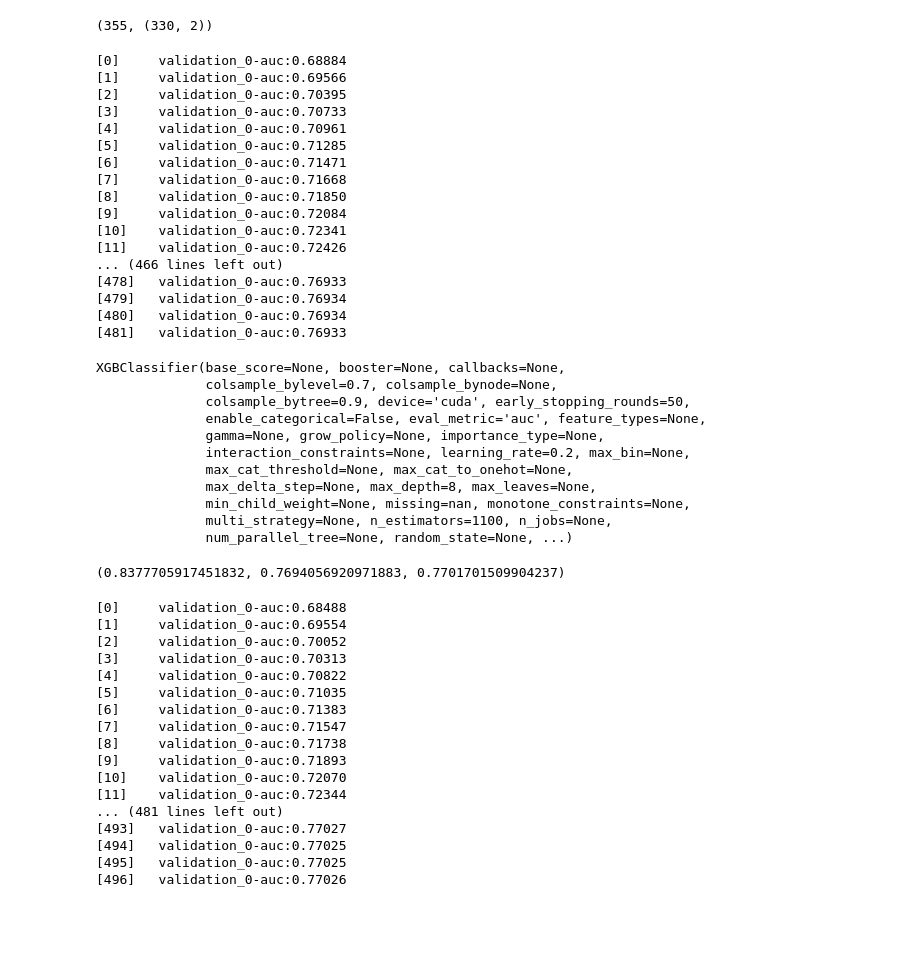
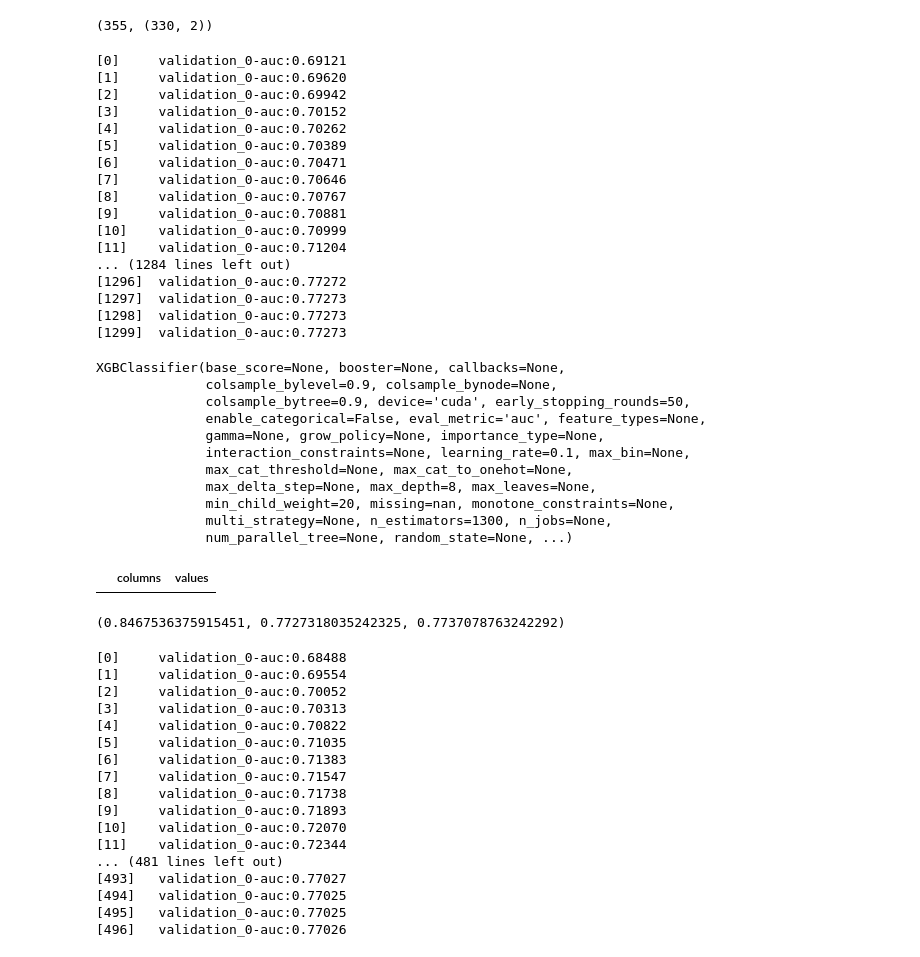
Before and after one commit to KavyaNair01/Machine_Learning, a Jupyter notebook: humana_model_test.ipynb, the cells around one changed output. Cells and saved outputs as stored; diff of their text form; code cells hidden in the pictures; blank space fills up the shorter version.

```diff
--- a/humana_model_test.ipynb
+++ b/humana_model_test.ipynb
@@ -249,10 +242,10 @@ X_test.fillna(imput_dict, inplace=True)
 param_grid={'n_estimators':[ 1000,1100,1200,1250,1300],
               'max_depth':[ 8, 9,10,11,12],
               # 'learning_rate':[0.125, 0.1,0.075, 0.05,  0.025],
-              'reg_lambda':[5,10,50,75,100,125,150],
-              'reg_alpha':[0.1,0.2,0.3,0.4,0.5] ,
+              'reg_lambda':[100,200,300,400,500,600],
+              'reg_alpha':[0.5,0.6,0.7,0.8] ,
              'colsample_bylevel':[0.6,0.7,0.8,0.9],
-              'min_child_weight':[150,175,200,225,250]
+              'min_child_weight':[10,30,50,70,100]
            }
 # %%
 fit_params = {
@@ -274,8 +267,8 @@ print((X_train.shape,y_train.shape), (X_val.shape,y_val.shape), (X_test.shape,y_
 # %% [output]
 ((855626, 356), (855626,)) ((366697, 356), (366697,)) ((305581, 356), (305581,))
 # %%
-# xgbc=xgb.XGBClassifier(objective='binary:logistic', learning_rate=0.2, colsample_bytree=0.9,  tree_method = "hist", device = "cuda", eval_metric='auc', early_stopping_rounds=50 )
-# clf=RandomizedSearchCV(xgbc,
-#                    param_distributions=param_grid,  n_iter=100, scoring='roc_auc', cv=3, verbose=3,error_score='raise',refit=True, random_state=1111)
-# clf.fit(X_train,y_train,eval_set=[(X_val, y_val)])
+xgbc=xgb.XGBClassifier(objective='binary:logistic', learning_rate=0.3, colsample_bytree=0.9, device = "cuda", eval_metric='auc', early_stopping_rounds=50 )
+clf=RandomizedSearchCV(xgbc,
+                   param_distributions=param_grid,  n_iter=100, scoring='roc_auc', cv=3, verbose=3,error_score='raise',refit=True, random_state=1111)
+clf.fit(X_train,y_train,eval_set=[(X_val, y_val)])
 # %% [output]
@@ -368,3 +320,3 @@ clf.best_estimator_.save_model('/content/drive/MyDrive/humana_train_agg.csv/xgbc
 # %%
 single_model = xgb.XGBClassifier()
-single_model.load_model('/content/drive/MyDrive/humana_train_agg.csv/xgbc_best.json')
+single_model.load_model('/content/drive/MyDrive/humana_train_agg.csv/xgbc_best_ratio.json')
@@ -531,47 +509,52 @@ len(feature_cols),feat_imp_short.shape
 # %% [output]
 (355, (330, 2))
 # %%
-xgbc_new=xgb.XGBClassifier(objective='binary:logistic', learning_rate=0.2, colsample_bytree=0.9,  tree_method = "hist", device = "cuda", eval_metric='auc', early_stopping_rounds=50 ,
-                       colsample_bylevel=0.7,  max_depth=8,reg_lambda=300, reg_alpha=0.6,
-              min_child_weight=None,  n_estimators=1100)
+xgbc_new=xgb.XGBClassifier(objective='binary:logistic', learning_rate=0.1, colsample_bytree=0.9,  tree_method = "hist", device = "cuda", eval_metric='auc', early_stopping_rounds=50 ,
+                       colsample_bylevel=0.9,  max_depth=8,reg_lambda=500, reg_alpha=0.8,
+              min_child_weight=20,  n_estimators=1300)
 xgbc_new.fit(X_train[feature_cols],y_train, eval_set=[(X_val[feature_cols], y_val)])
 # %% [output]
-[0]     validation_0-auc:0.68884
-[1]     validation_0-auc:0.69566
-[2]     validation_0-auc:0.70395
-[3]     validation_0-auc:0.70733
-[4]     validation_0-auc:0.70961
-[5]     validation_0-auc:0.71285
-[6]     validation_0-auc:0.71471
-[7]     validation_0-auc:0.71668
-[8]     validation_0-auc:0.71850
-[9]     validation_0-auc:0.72084
-[10]    validation_0-auc:0.72341
-[11]    validation_0-auc:0.72426
-... (466 lines left out)
-[478]   validation_0-auc:0.76933
-[479]   validation_0-auc:0.76934
-[480]   validation_0-auc:0.76934
-[481]   validation_0-auc:0.76933
+[0]     validation_0-auc:0.69121
+[1]     validation_0-auc:0.69620
+[2]     validation_0-auc:0.69942
+[3]     validation_0-auc:0.70152
+[4]     validation_0-auc:0.70262
+[5]     validation_0-auc:0.70389
+[6]     validation_0-auc:0.70471
+[7]     validation_0-auc:0.70646
+[8]     validation_0-auc:0.70767
+[9]     validation_0-auc:0.70881
+[10]    validation_0-auc:0.70999
+[11]    validation_0-auc:0.71204
+... (1284 lines left out)
+[1296]  validation_0-auc:0.77272
+[1297]  validation_0-auc:0.77273
+[1298]  validation_0-auc:0.77273
+[1299]  validation_0-auc:0.77273
 XGBClassifier(base_score=None, booster=None, callbacks=None,
-              colsample_bylevel=0.7, colsample_bynode=None,
+              colsample_bylevel=0.9, colsample_bynode=None,
               colsample_bytree=0.9, device='cuda', early_stopping_rounds=50,
               enable_categorical=False, eval_metric='auc', feature_types=None,
               gamma=None, grow_policy=None, importance_type=None,
-              interaction_constraints=None, learning_rate=0.2, max_bin=None,
+              interaction_constraints=None, learning_rate=0.1, max_bin=None,
               max_cat_threshold=None, max_cat_to_onehot=None,
               max_delta_step=None, max_depth=8, max_leaves=None,
-              min_child_weight=None, missing=nan, monotone_constraints=None,
-              multi_strategy=None, n_estimators=1100, n_jobs=None,
+              min_child_weight=20, missing=nan, monotone_constraints=None,
+              multi_strategy=None, n_estimators=1300, n_jobs=None,
               num_parallel_tree=None, random_state=None, ...)
 # %%
 xgbc_trian_score_new=xgbc_new.predict_proba(X_train[feature_cols])[:,1][:]
 xgbc_val_score_new=xgbc_new.predict_proba(X_val[feature_cols])[:,1][:]
 xgbc_test_score_new=xgbc_new.predict_proba(X_test[feature_cols])[:,1][:]
+# %%
+
+pd.DataFrame({'columns':feature_cols,'values':xgbc_new.feature_importances_}).sort_values(by='values', ascending=False).loc[lambda x: x['columns']=='id']
+# %% [output]
+|  | columns | values |
 # %%
 roc_auc_score(y_train,xgbc_trian_score_new),roc_auc_score(y_val,xgbc_val_score_new), roc_auc_score(y_test,xgbc_test_score_new)
 # %% [output]
-(0.8377705917451832, 0.7694056920971883, 0.7701701509904237)
+(0.8467536375915451, 0.7727318035242325, 0.7737078763242292)
 # %%
 xgbc=xgb.XGBClassifier(objective='binary:logistic', learning_rate=0.2, colsample_bytree=0.9,  tree_method = "hist", device = "cuda", eval_metric='auc', early_stopping_rounds=50 ,
                        colsample_bylevel=0.7,  max_depth=8,reg_lambda=300, reg_alpha=0.6,
```
Also changed, not shown: parts of 12 cells of this notebook.
